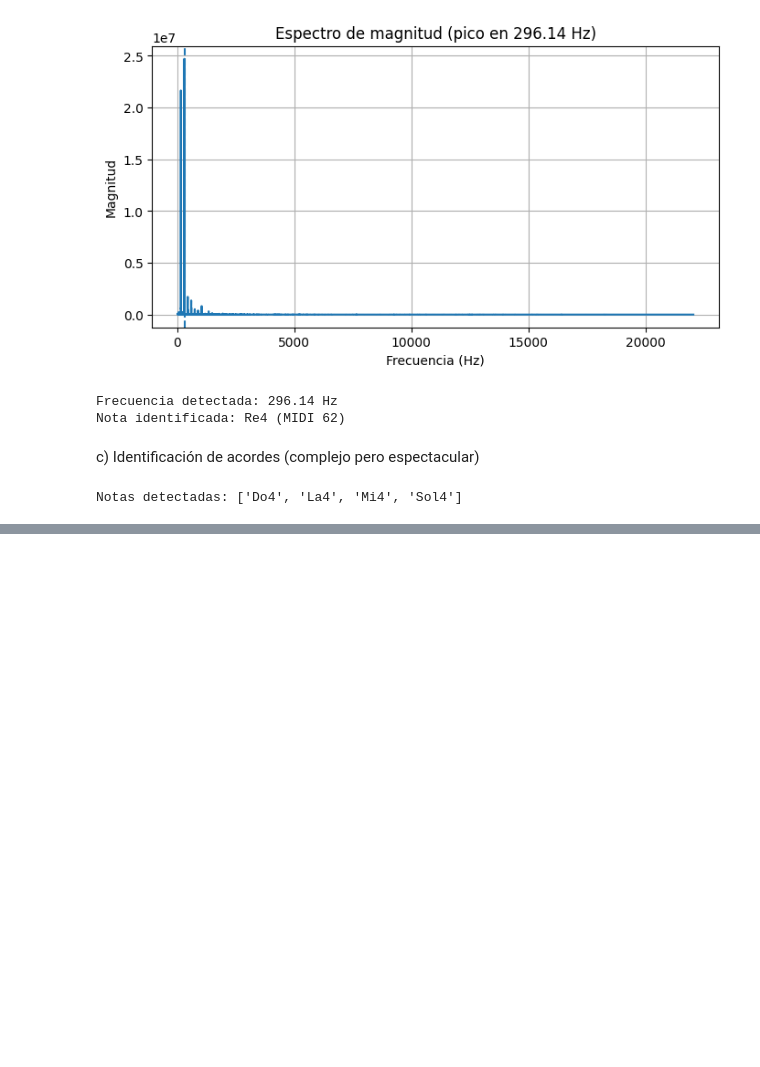
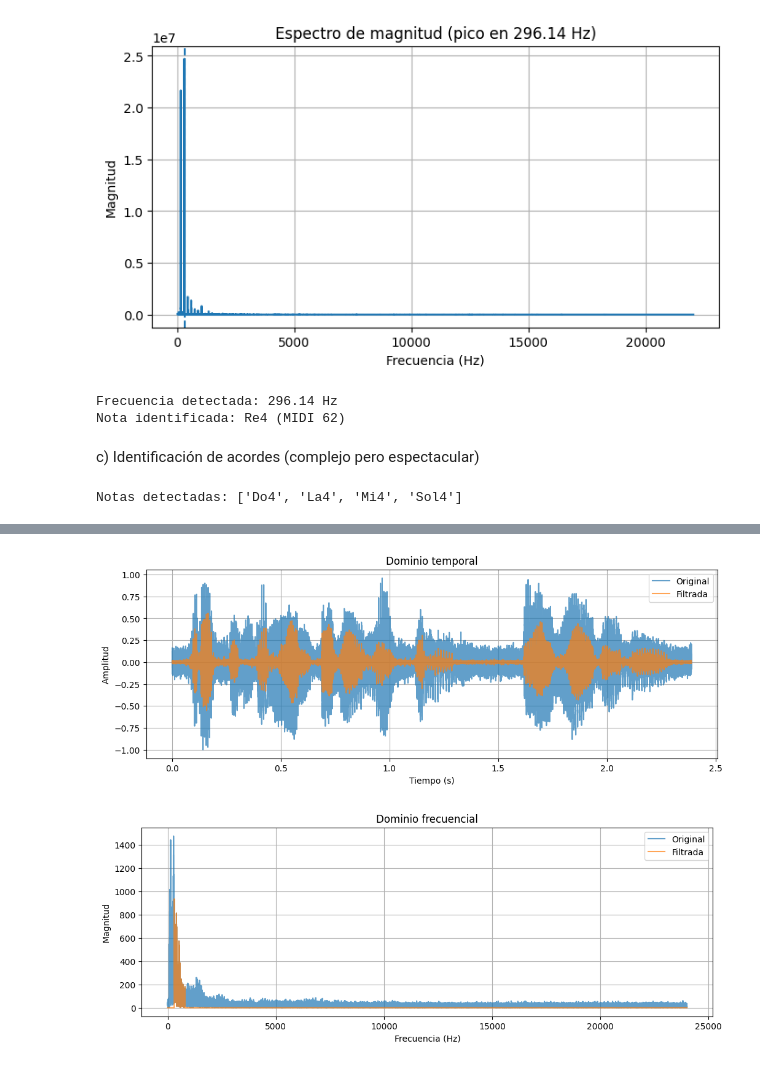
Before and after one commit to alejandroalemanaleman/PracticasPIAV, a Jupyter notebook: 04/Practica4_ale.ipynb, the cells around one changed output, grey strips where cells are left out. Cells and saved outputs as stored; diff of their text form; code cells hidden in the pictures; blank space fills up the shorter version.

```diff
--- a/04/Practica4_ale.ipynb
+++ b/04/Practica4_ale.ipynb
@@ -182,0 +303,9 @@ Notas detectadas: ['Do4', 'La4', 'Mi4', 'Sol4']
+# %%
+filtro_fft(audio, sr, "bandpass", f1=300, f2=800)
+filtrada, freq, spec_orig, spec_filt = filtro_fft(audio, sr, "bandpass", f1=300, f2=800)
+mostrar_temporal(audio, filtrada, sr)
+mostrar_frecuencia(freq, spec_orig, spec_filt)
+Audio(filtrada, rate=sr)
+# %% [output]
+[figure, added]
+[figure, added]
```
Also changed, not shown: parts of 12 cells of this notebook.
